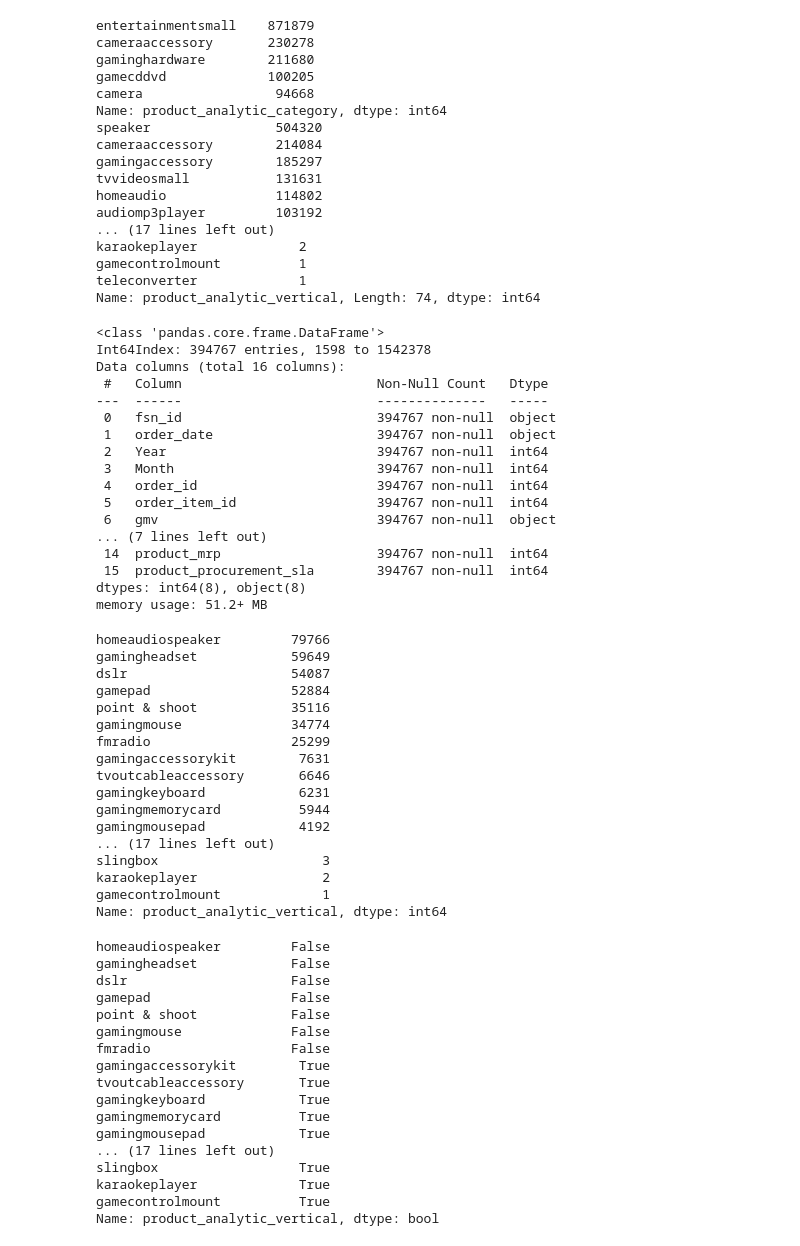
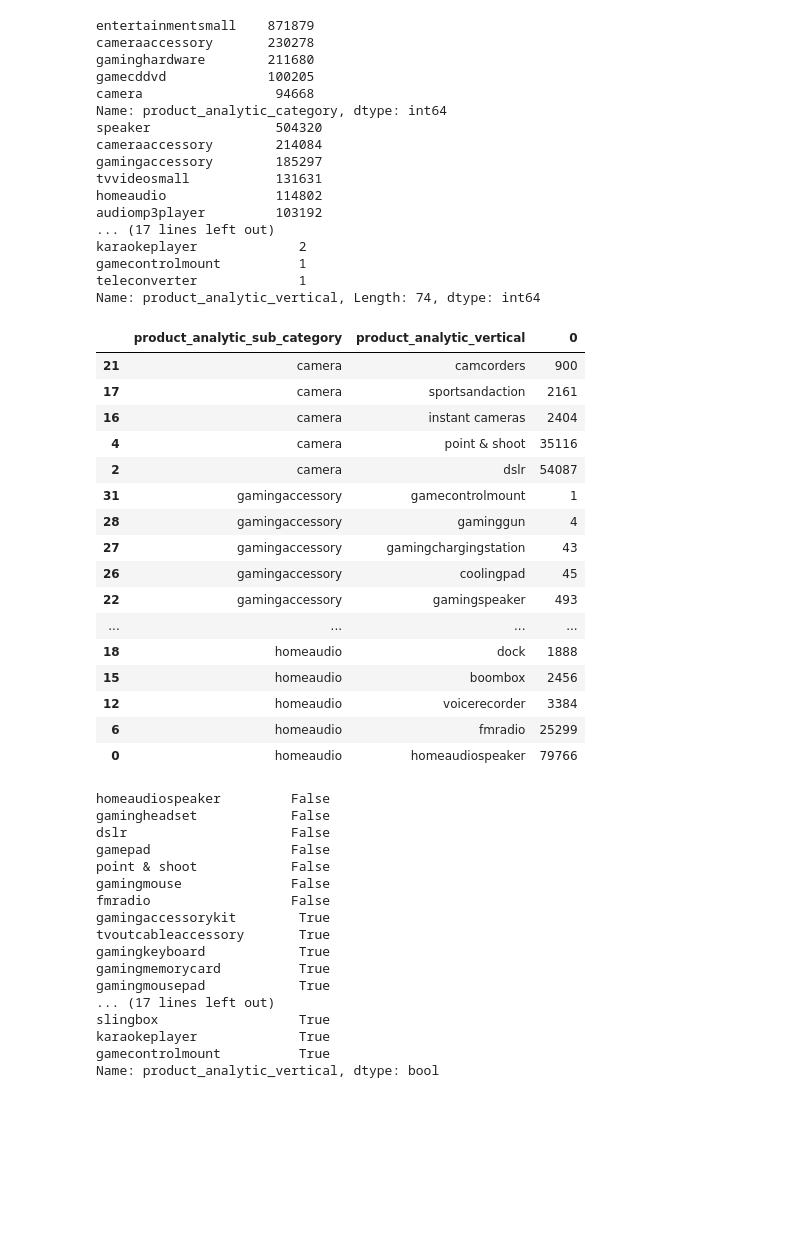
Before and after one commit to PrajsPrabs/UpgradBACaseStudy, a Jupyter notebook: EComm1.ipynb, the cells around one changed output. Saved outputs shown, nothing was run; the diff lists cells and outputs as text; code cells hidden in the pictures; blank space fills up the shorter version.

```diff
--- a/EComm1.ipynb
+++ b/EComm1.ipynb
@@ -292,47 +281,27 @@ Name: product_analytic_vertical, Length: 74, dtype: int64
 ## new subcategory needs to be created
 ## Camera , Home Audio and Gaming Accessory
 EleData_1=EleData[EleData.product_analytic_sub_category.isin(['camera','homeaudio','gamingaccessory'])]
-# %%
-EleData_1.info()
-# %% [output]
-<class 'pandas.core.frame.DataFrame'>
-Int64Index: 394767 entries, 1598 to 1542378
-Data columns (total 16 columns):
- #   Column                         Non-Null Count   Dtype
----  ------                         --------------   -----
- 0   fsn_id                         394767 non-null  object
- 1   order_date                     394767 non-null  object
- 2   Year                           394767 non-null  int64
- 3   Month                          394767 non-null  int64
- 4   order_id                       394767 non-null  int64
- 5   order_item_id                  394767 non-null  int64
- 6   gmv                            394767 non-null  object
-... (7 lines left out)
- 14  product_mrp                    394767 non-null  int64
- 15  product_procurement_sla        394767 non-null  int64
-dtypes: int64(8), object(8)
-memory usage: 51.2+ MB
 # %%
 EleData_1.product_analytic_category.value_counts()
-EleData_1.product_analytic_vertical.value_counts()
+EleData_1[['product_analytic_sub_category','product_analytic_vertical']].value_counts().reset_index().sort_values(by=['product_analytic_sub_category',0])
 # %% [output]
-homeaudiospeaker         79766
-gamingheadset            59649
-dslr                     54087
-gamepad                  52884
-point & shoot            35116
-gamingmouse              34774
-fmradio                  25299
-gamingaccessorykit        7631
-tvoutcableaccessory       6646
-gamingkeyboard            6231
-gamingmemorycard          5944
-gamingmousepad            4192
-... (17 lines left out)
-slingbox                     3
-karaokeplayer                2
-gamecontrolmount             1
-Name: product_analytic_vertical, dtype: int64
+|  | product_analytic_sub_category | product_analytic_vertical | 0 |
+| 21 | camera | camcorders | 900 |
+| 17 | camera | sportsandaction | 2161 |
+| 16 | camera | instant cameras | 2404 |
+| 4 | camera | point & shoot | 35116 |
+| 2 | camera | dslr | 54087 |
+| 31 | gamingaccessory | gamecontrolmount | 1 |
+| 28 | gamingaccessory | gaminggun | 4 |
+| 27 | gamingaccessory | gamingchargingstation | 43 |
+| 26 | gamingaccessory | coolingpad | 45 |
+| 22 | gamingaccessory | gamingspeaker | 493 |
+| ... | ... | ... | ... |
+| 18 | homeaudio | dock | 1888 |
+| 15 | homeaudio | boombox | 2456 |
+| 12 | homeaudio | voicerecorder | 3384 |
+| 6 | homeaudio | fmradio | 25299 |
+| 0 | homeaudio | homeaudiospeaker | 79766 |
 # %%
 vertical1=(EleData_1.product_analytic_vertical.value_counts()<20000)[EleData_1.product_analytic_vertical.value_counts()<20000].index
 EleData_1.product_analytic_vertical.value_counts()<20000
```
Also changed, not shown: parts of 47 cells of this notebook.
